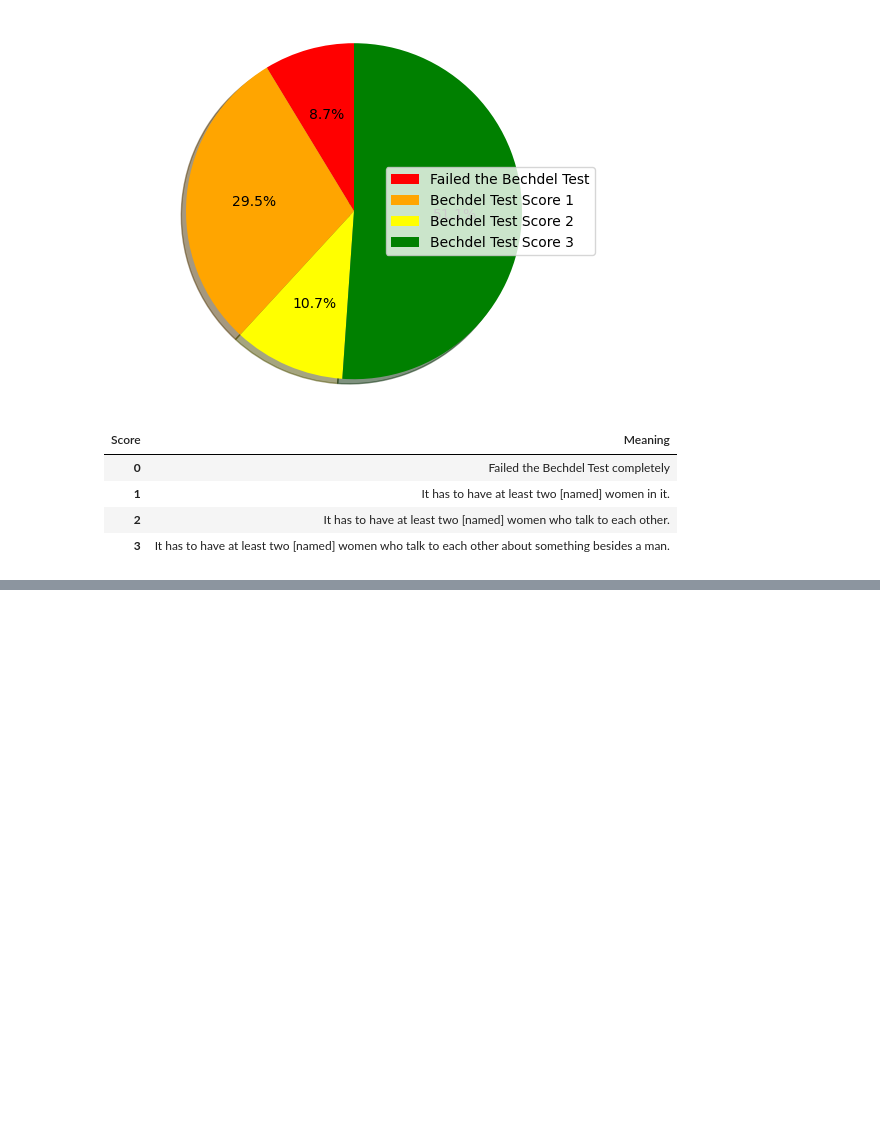
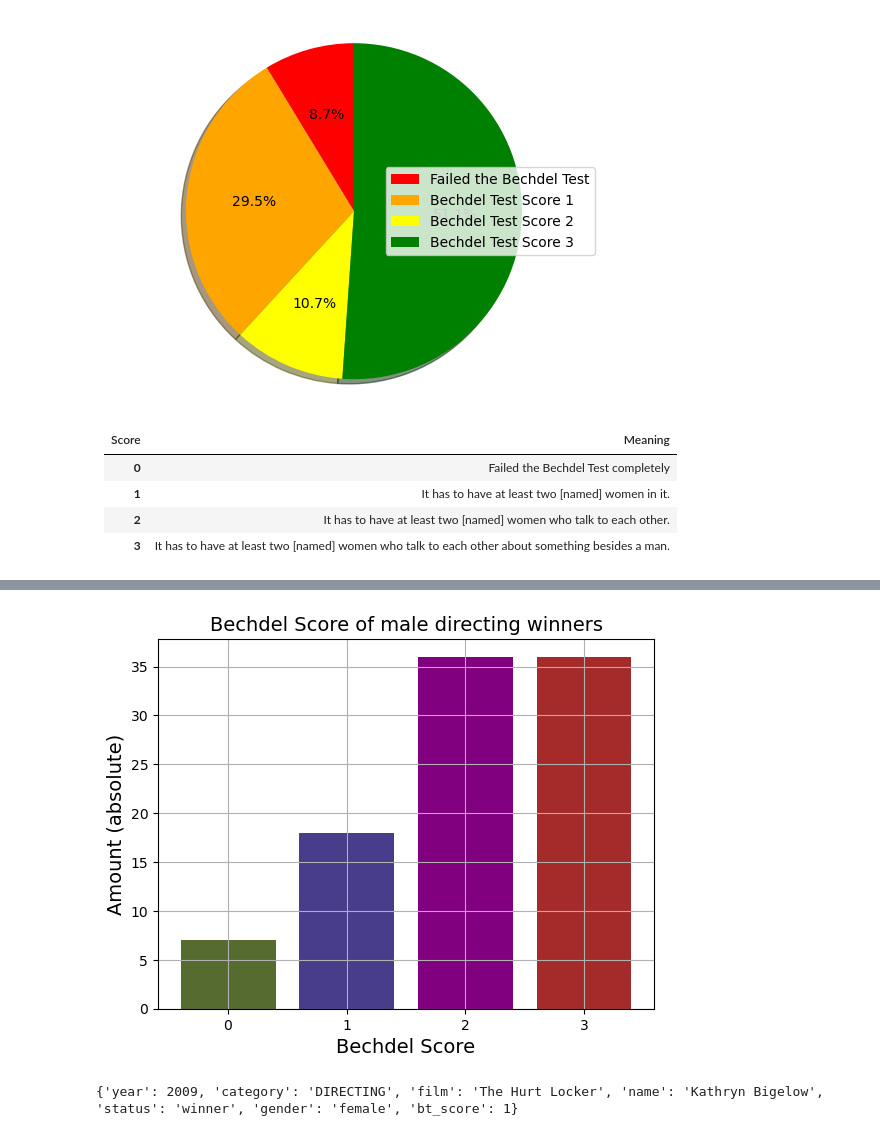
Before and after one commit to TamKra/Assignment_1, a Jupyter notebook: Womenincinema.ipynb, the cells around one changed output, grey strips where cells are left out. Cells and saved outputs as stored; diff of their text form; code cells hidden in the pictures; blank space fills up the shorter version.

```diff
--- a/Womenincinema.ipynb
+++ b/Womenincinema.ipynb
@@ -753,0 +872,41 @@ Or if I would add on to my research-question it could also be a line chart of th
+# %%
+#list of only the numbers of the bt score and nothing else
+
+list_of_male_director_bt_scores = []
+
+for row in male_directing_winners:
+    list_of_male_director_bt_scores.append(row["bt_score"])
+
+numbers = list_of_male_director_bt_scores
+
+bt_male_directors_0 = 0
+bt_male_directors_1 = 0
+bt_male_directors_2 = 0
+bt_male_directors_3 = 0
+
+for num in numbers:
+    if num == 0:
+        bt_male_directors_0 += 1
+    elif num == 1:
+        bt_male_directors_1 += 1
+    elif num == 2:
+        bt_male_directors_2 += 1
+    elif num == 3:
+        bt_male_directors_3 += 1
+# %%
+#bar diagram
+
+data = {'Bechdel Score': ['0', '1', '2', '3'],
+        'Amount': [bt_male_directors_0, bt_male_directors_1, bt_male_directors_3, bt_male_directors_3]
+       }
+df = pd.DataFrame(data)
+
+colors = ['darkolivegreen','darkslateblue','purple','brown']
+plt.bar(df['Bechdel Score'], df['Amount'], color=colors)
+plt.title('Bechdel Score of male directing winners', fontsize=14)
+plt.xlabel('Bechdel Score', fontsize=14)
+plt.ylabel('Amount (absolute)', fontsize=14)
+plt.grid(True)
+plt.show()
+# %% [output]
+[figure, added]
@@ -753,0 +915,11 @@ Or if I would add on to my research-question it could also be a line chart of th
+# %%
+female_directing_winners = []
+
+for entry in directing_only_list:
+    if entry["gender"] == "female":
+        female_directing_winners.append(entry)
+
+for x in female_directing_winners:
+    print(x)
+# %% [output]
+{'year': 2009, 'category': 'DIRECTING', 'film': 'The Hurt Locker', 'name': 'Kathryn Bigelow', 'status': 'winner', 'gender': 'female', 'bt_score': 1}
```
Also changed, not shown: parts of 57 cells of this notebook.
